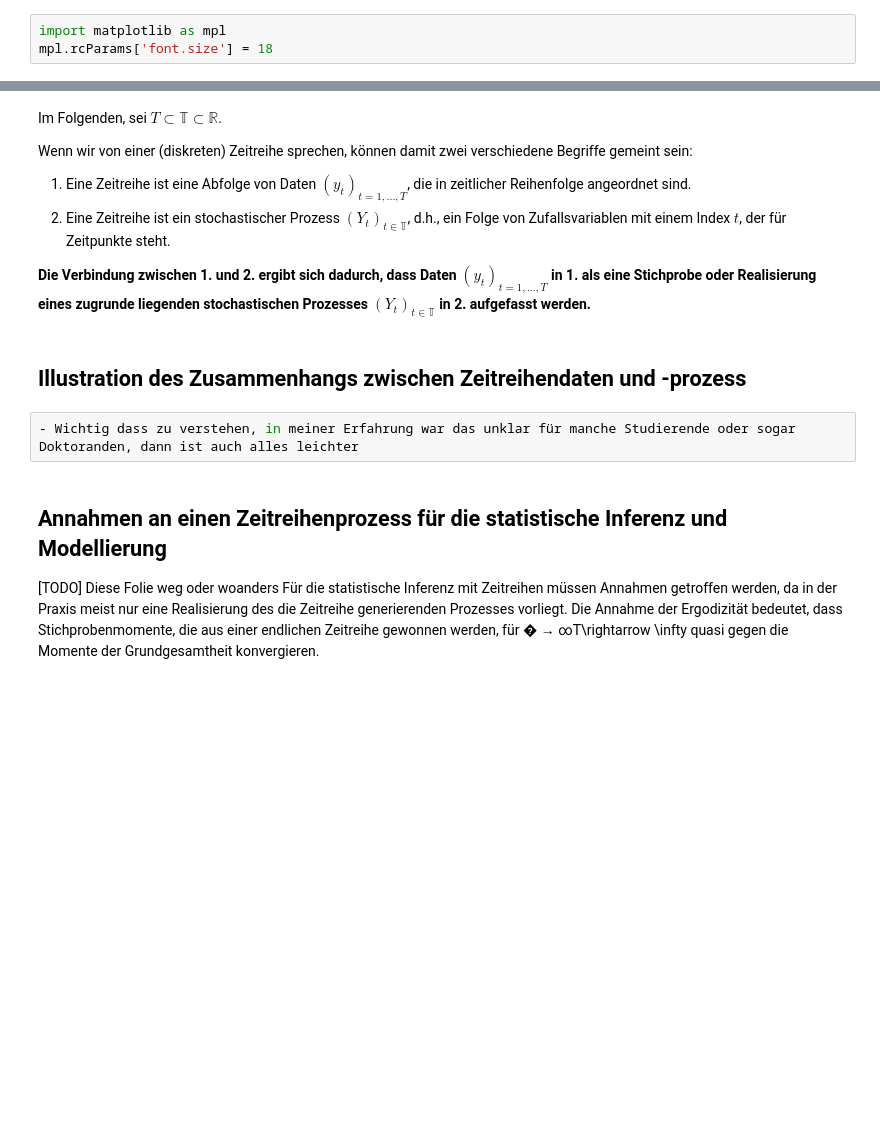
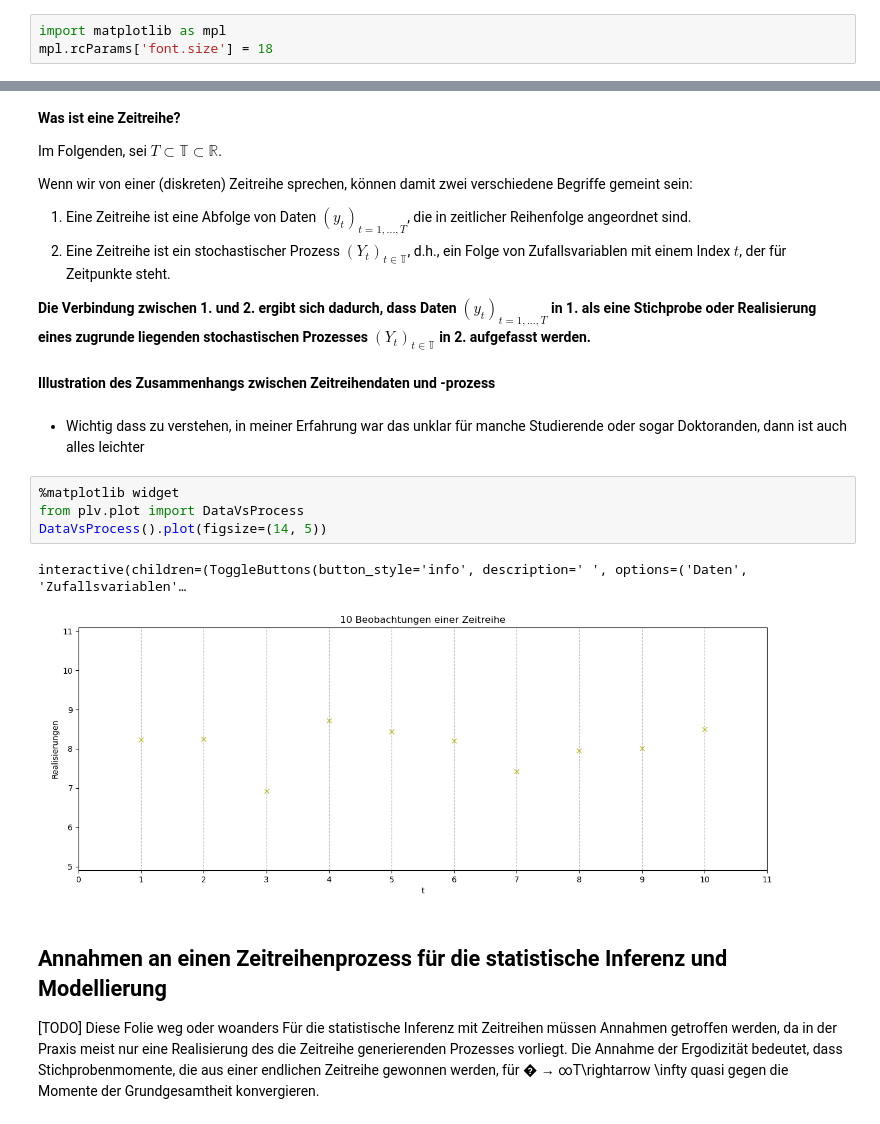
Before and after one commit to FSpanhel/plv_1, a Jupyter notebook: presentation.ipynb, the cells around one changed output, grey strips where cells are left out. Drawn from its saved outputs; the diff is of its cells as text; blank space fills up the shorter version.

```diff
--- a/presentation.ipynb
+++ b/presentation.ipynb
@@ -113,4 +116,6 @@ Börsenkurse allgemein, Bevölkerungsentwicklung, Preisindex, Wahlabsichtsbefrag
 # %% [markdown]
+**Was ist eine Zeitreihe?**
+
 Im Folgenden, sei $T \subset \mathbb{T} \subset \mathbb{R}$.
 
 Wenn wir von einer (diskreten) Zeitreihe sprechen, können damit zwei verschiedene Begriffe gemeint sein:
@@ -119,9 +124,16 @@ Wenn wir von einer (diskreten) Zeitreihe sprechen, können damit zwei verschiede
 
 **Die Verbindung zwischen 1. und 2. ergibt sich dadurch, dass Daten $(y_t)_{t=1,...,T}$ in 1. als eine Stichprobe oder Realisierung eines zugrunde liegenden stochastischen Prozesses $(Y_t)_{t\in \mathbb{T}}$ in 2. aufgefasst werden.**
 # %% [markdown]
-## Illustration des Zusammenhangs zwischen Zeitreihendaten und -prozess
+**Illustration des Zusammenhangs zwischen Zeitreihendaten und -prozess**
-# %%
-- Wichtig dass zu verstehen, in meiner Erfahrung war das unklar für manche Studierende oder sogar Doktoranden, dann ist auch alles leichter
+# %% [markdown]
+- Wichtig dass zu verstehen, in meiner Erfahrung war das unklar für manche Studierende oder sogar Doktoranden, dann ist auch alles leichter
+# %%
+%matplotlib widget
+from plv.plot import DataVsProcess
+DataVsProcess().plot(figsize=(14, 5))
+# %% [output]
+interactive(children=(ToggleButtons(button_style='info', description=' ', options=('Daten', 'Zufallsvariablen'…
+[figure, added]
 # %% [markdown]
 ## Annahmen an einen Zeitreihenprozess für die statistische Inferenz und Modellierung
 [TODO] Diese Folie weg oder woanders
```
Also changed, not shown: parts of 77 cells of this notebook, 6 other files.
